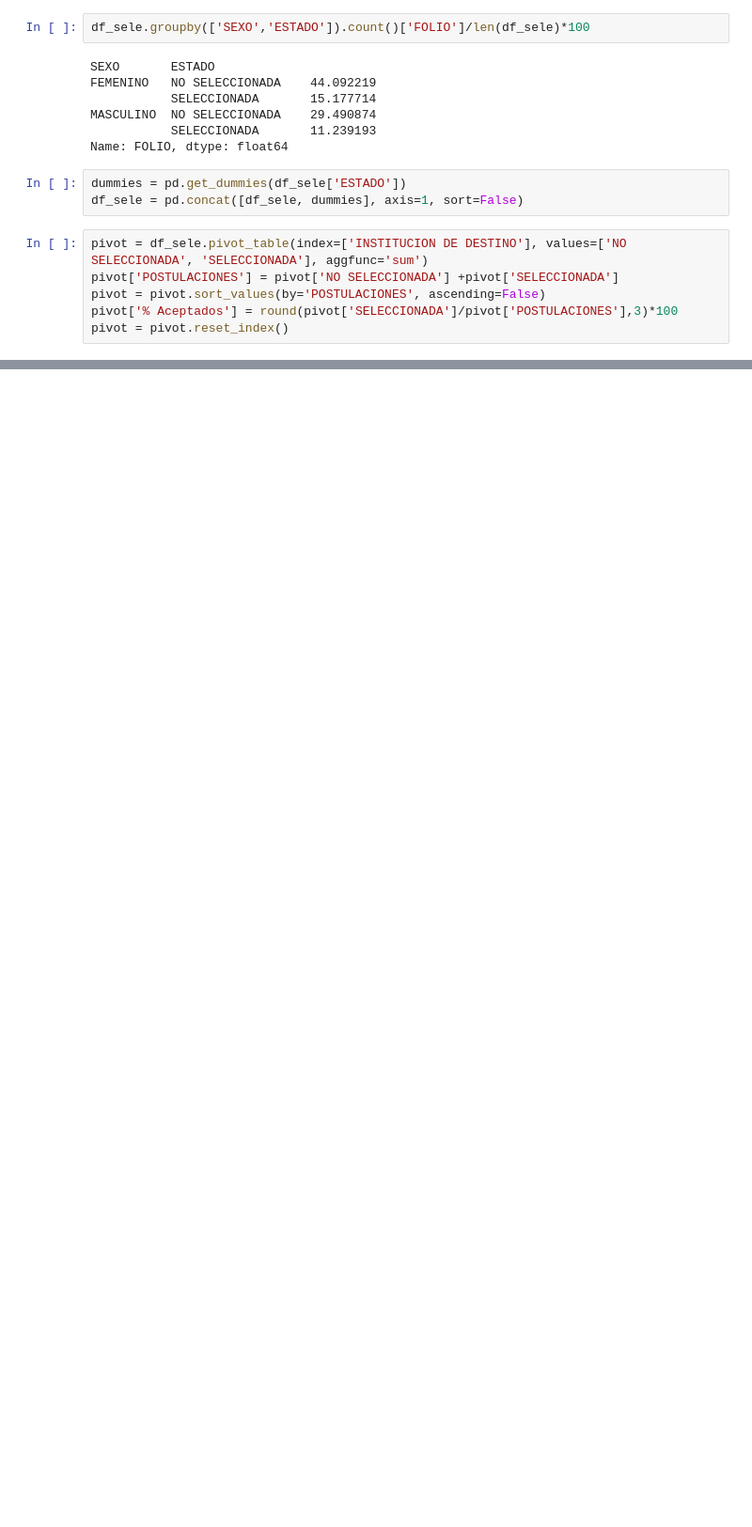
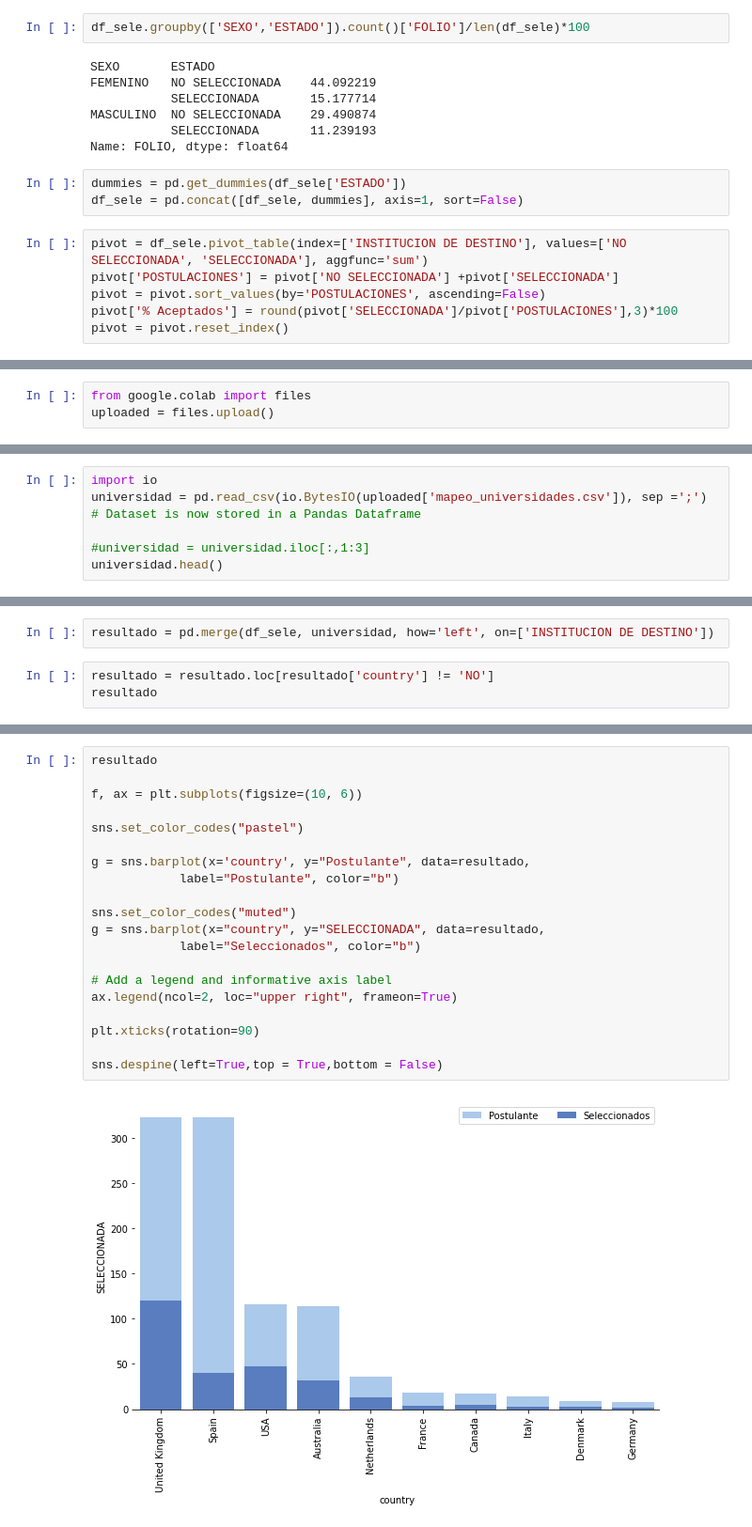
Before and after one commit to Foco22/BECAS_MAGISTER, a Jupyter notebook: AnalisisBase.ipynb, the cells around one changed output, grey strips where cells are left out. Shown: that part at 94% size. Saved outputs shown, nothing was run; the diff lists cells and outputs as text; blank space fills up the shorter version.

```diff
--- a/AnalisisBase.ipynb
+++ b/AnalisisBase.ipynb
@@ -230,0 +250,3 @@ plt.xticks(rotation=90)
+# %%
+from google.colab import files
+uploaded = files.upload()
@@ -230,0 +256,7 @@ plt.xticks(rotation=90)
+# %%
+import io
+universidad = pd.read_csv(io.BytesIO(uploaded['mapeo_universidades.csv']), sep =';')
+# Dataset is now stored in a Pandas Dataframe
+
+#universidad = universidad.iloc[:,1:3]
+universidad.head()
@@ -230,0 +274,5 @@ plt.xticks(rotation=90)
+# %%
+resultado = pd.merge(df_sele, universidad, how='left', on=['INSTITUCION DE DESTINO'])
+# %%
+resultado = resultado.loc[resultado['country'] != 'NO']
+resultado
@@ -230,0 +331,22 @@ plt.xticks(rotation=90)
+# %%
+resultado
+
+f, ax = plt.subplots(figsize=(10, 6))
+
+sns.set_color_codes("pastel")
+
+g = sns.barplot(x='country', y="Postulante", data=resultado,
+            label="Postulante", color="b")
+
+sns.set_color_codes("muted")
+g = sns.barplot(x="country", y="SELECCIONADA", data=resultado,
+            label="Seleccionados", color="b")
+
+# Add a legend and informative axis label
+ax.legend(ncol=2, loc="upper right", frameon=True)
+
+plt.xticks(rotation=90)
+
+sns.despine(left=True,top = True,bottom = False)
+# %% [output]
+[figure, added]
```
Also changed, not shown: parts of 36 cells of this notebook.
